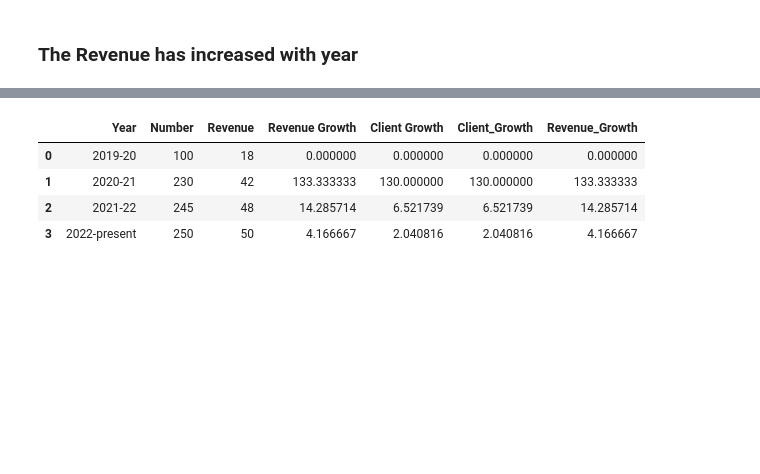
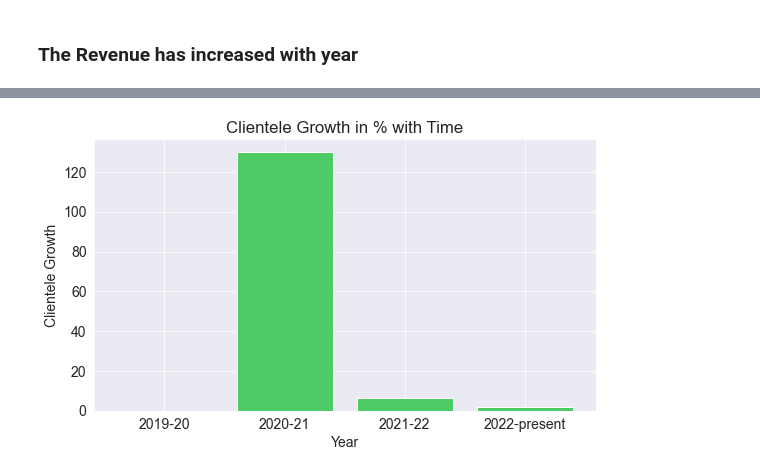
Before and after one commit to SayanD95/Consult_Cases, a Jupyter notebook: Case1.ipynb, the cells around one changed output, grey strips where cells are left out. Drawn from its saved outputs; the diff is of its cells as text; code cells hidden in the pictures; blank space fills up the shorter version.

```diff
--- a/Case1.ipynb
+++ b/Case1.ipynb
@@ -42,11 +48,3 @@ client_growth = [0, 130, 1500/230, 500/245]
 # %%
 revenue_df['Client_Growth'] = client_growth
 revenue_df['Revenue_Growth'] = revenue_growth
-# %%
-revenue_df
-# %% [output]
-|  | Year | Number | Revenue | Revenue Growth | Client Growth | Client_Growth | Revenue_Growth |
-| 0 | 2019-20 | 100 | 18 | 0.000000 | 0.000000 | 0.000000 | 0.000000 |
-| 1 | 2020-21 | 230 | 42 | 133.333333 | 130.000000 | 130.000000 | 133.333333 |
-| 2 | 2021-22 | 245 | 48 | 14.285714 | 6.521739 | 6.521739 | 14.285714 |
-| 3 | 2022-present | 250 | 50 | 4.166667 | 2.040816 | 2.040816 | 4.166667 |
@@ -58,0 +51,8 @@ plt.show()
+# %%
+plt.bar(revenue_df.Year, revenue_df.Client_Growth, color=(0.3, 0.8, 0.4));
+plt.xlabel('Year')
+plt.ylabel('Clientele Growth')
+plt.title('Clientele Growth in % with Time')
+plt.show()
+# %% [output]
+[figure, added]
```
Also changed, not shown: parts of 7 cells of this notebook.
